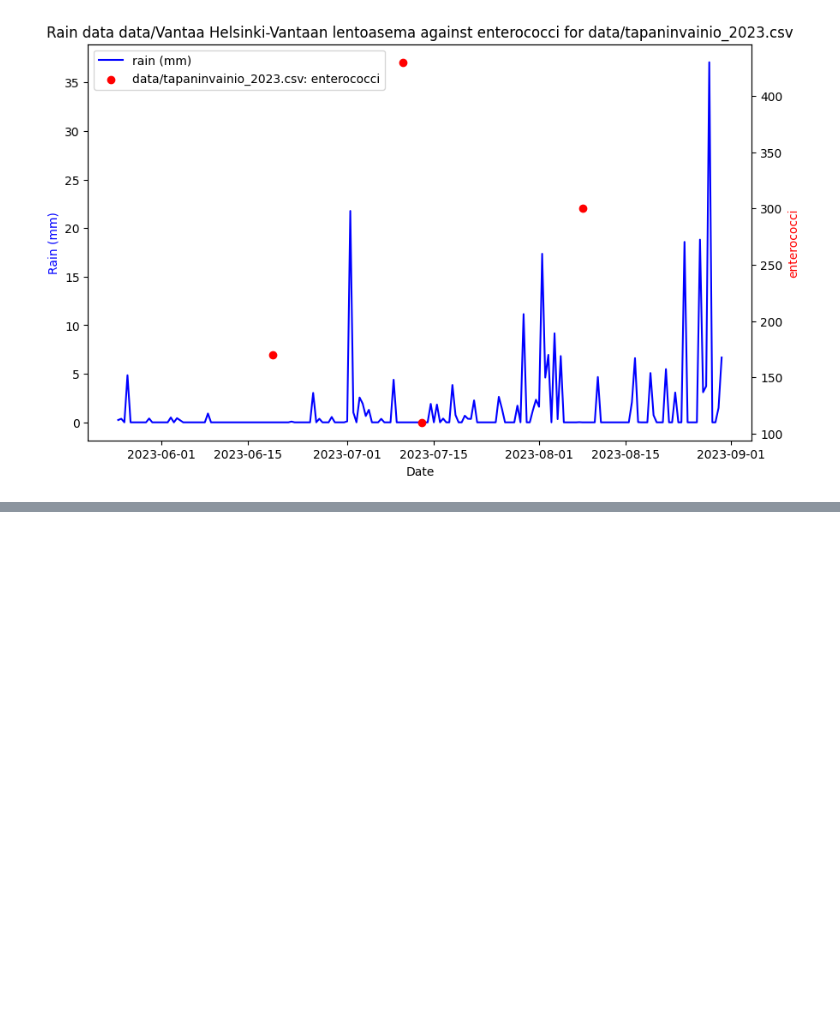
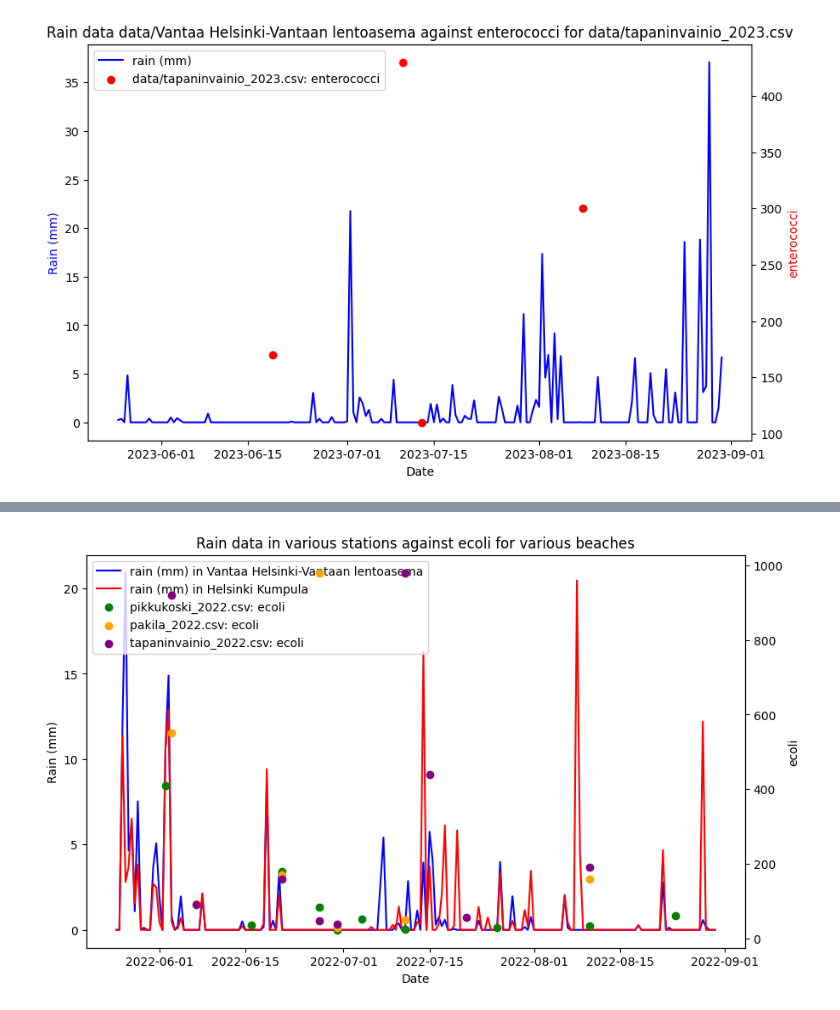
Before and after one commit to shaiggon/pikkukoski-analysis, a Jupyter notebook: analysis.ipynb, the cells around one changed output, grey strips where cells are left out. Drawn from its saved outputs; the diff is of its cells as text; code cells hidden in the pictures; blank space fills up the shorter version.

```diff
--- a/analysis.ipynb
+++ b/analysis.ipynb
@@ -255,6 +271,46 @@ def plot_beach_with_weather_time_aggregate(water_measurement_filename: str, weat
   #plt.ylabel("Measurements")
   #plt.legend()
   plt.show()
+
+def plot_multiple_beach_with_weather_time_aggregate(water_measurement_filenames: list[str], weather_filenames: list[str], variable: str, resample_rate: str):
+  qualities = [read_pikkukoski_measurement(f, 12) for f in water_measurement_filenames]
+  weathers = [resample_weather_data(read_weather_data(f), resample_rate) for f in weather_filenames]
+
+  fig, ax1 = plt.subplots(figsize=(10, 6))
+
+  # Loop through colors used in the plot
+  colors = ["blue", "red", "green", "orange", "purple", "yellow"]
+  color_index = 0
+
+  # Plot all the weather data
+  for wi in range(len(weathers)):
+    weather = weathers[wi]
+    weather_filename = weather_filenames[wi]
+    weather_station_name = weather_filename.split("_")[0].split("/")[-1]
+    ax1.plot(weather.index, weather["Sademäärä [mm]"], label=f"rain (mm) in {weather_station_name}", color=colors[color_index])
+    color_index = (color_index + 1) % len(colors)
+
+  ax1.set_xlabel("Date")
+  ax1.set_ylabel("Rain (mm)")
+
+  ax2 = ax1.twinx()
+
+  # Plot all the water quality measurements
+  for qi in range(len(qualities)):
+    quality = qualities[qi]
+    water_measurement_filename = water_measurement_filenames[qi].split("/")[-1]
+    ax2.scatter(quality.index, quality[variable], label=f"{water_measurement_filename}: {variable}", color=colors[color_index])
+    color_index = (color_index + 1) % len(colors)
+
+  ax2.set_ylabel(variable)
+
+  lines_1, labels_1 = ax1.get_legend_handles_labels()
+  lines_2, labels_2 = ax2.get_legend_handles_labels()
+  ax1.legend(lines_1 + lines_2, labels_1 + labels_2, loc="upper left")
+
+  plt.title(f"Rain data in various stations against {variable} for various beaches")
+  plt.xlabel("Date")
+  plt.show()
 # %%
 plot_beach_with_weather_time_aggregate(PIKKUKOSKI_2023, HELSINKI_VANTAA_2023, "quality", "12h")
 plot_beach_with_weather_time_aggregate(PAKILA_2023, HELSINKI_VANTAA_2023, "quality", "12h")
@@ -277,0 +338,4 @@ plot_beach_with_weather_time_aggregate(TAPANINVAINIO_2023, HELSINKI_VANTAA_2023,
+# %%
+plot_multiple_beach_with_weather_time_aggregate([PIKKUKOSKI_2022, PAKILA_2022, TAPANINVAINIO_2022], [HELSINKI_VANTAA_2022, KUMPULA_2022], "ecoli", "12h")
+# %% [output]
+[figure, added]
```
Also changed, not shown: parts of 4 cells of this notebook, 5 other files.
